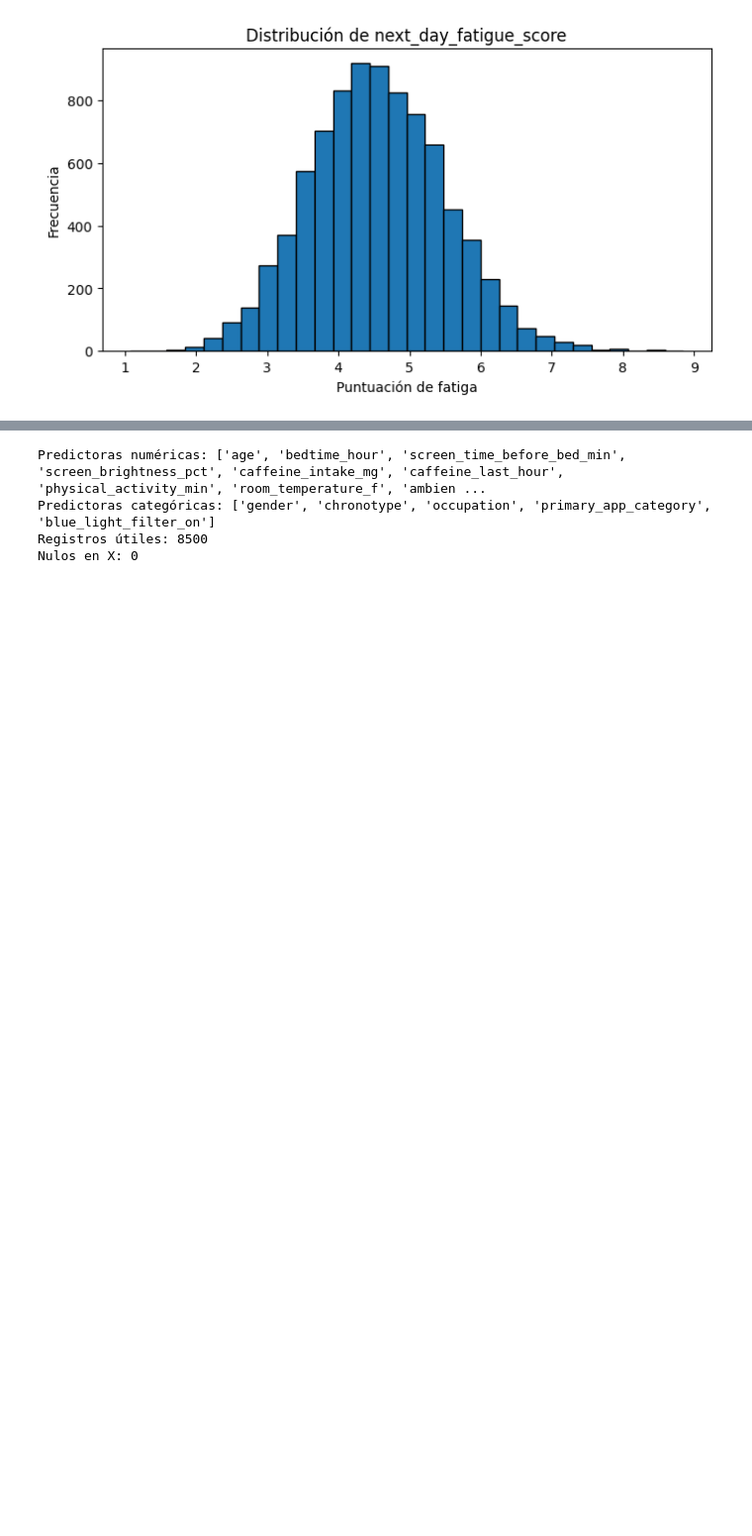
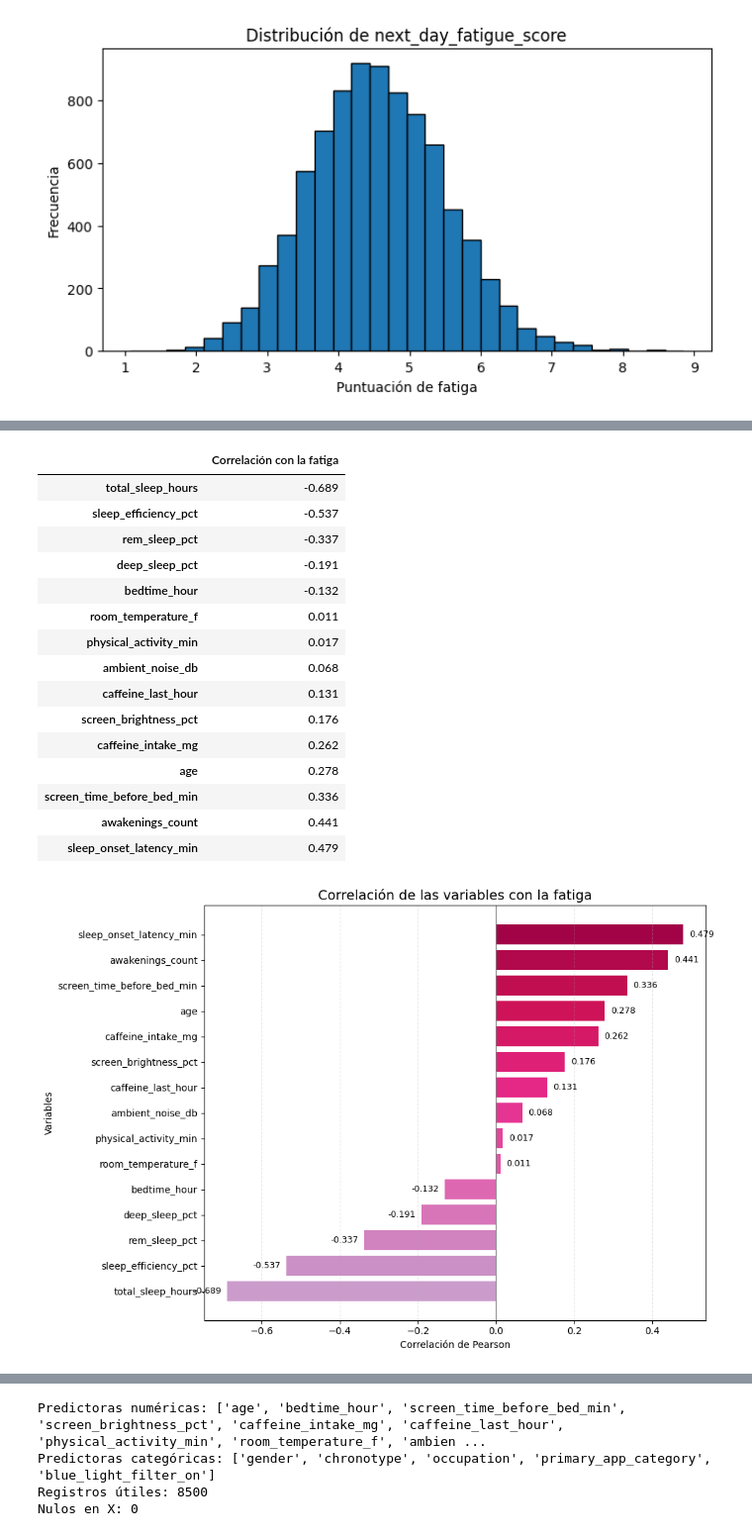
Before and after one commit to nashlypilar-collab/PROYECTO-ENTRE-GRUPAL-, a Jupyter notebook: Proyecto_1_Dataset_Sueno_Prediccion_Fatiga.ipynb, the cells around one changed output, grey strips where cells are left out. Shown at 99% size. Cells and saved outputs as stored; diff of their text form; code cells hidden in the pictures; blank space fills up the shorter version.

```diff
--- a/Proyecto_1_Dataset_Sueno_Prediccion_Fatiga.ipynb
+++ b/Proyecto_1_Dataset_Sueno_Prediccion_Fatiga.ipynb
@@ -232,0 +186,63 @@ plt.show()
+# %%
+# Seleccionar las variables numéricas
+numeric_eda = df.select_dtypes(include=np.number).columns.tolist()
+
+# Excluir identificadores y variable objetivo de las predictoras
+for col in ["user_id", TARGET]:
+    if col in numeric_eda:
+        numeric_eda.remove(col)
+
+# Calcular correlaciones con la variable objetivo
+correlaciones = (
+    df[numeric_eda + [TARGET]]
+    .corr(numeric_only=True)[TARGET]
+    .drop(TARGET)
+    .sort_values()
+)
+
+# Mostrar tabla de correlaciones
+print("\033[95m✦ CORRELACIÓN DE LAS VARIABLES CON LA FATIGA ✦\033[0m")
+
+display(
+    correlaciones.to_frame(name="Correlación con la fatiga")
+    .style
+    .format("{:.3f}")
+    .background_gradient(cmap="PuRd")
+)
+
+# Crear gráfica de correlaciones
+fig, ax = plt.subplots(figsize=(10, 7))
+
+colores = plt.cm.PuRd(
+    np.linspace(0.35, 0.85, len(correlaciones))
+)
+
+barras = ax.barh(
+    correlaciones.index,
+    correlaciones.values,
+    color=colores
+)
+
+ax.set_title("Correlación de las variables con la fatiga", fontsize=14)
+ax.set_xlabel("Correlación de Pearson")
+ax.set_ylabel("Variables")
+ax.axvline(0, color="gray", linewidth=0.8)
+
+# Mostrar los valores en cada barra
+for barra in barras:
+    valor = barra.get_width()
+    posicion = valor + 0.015 if valor >= 0 else valor - 0.015
+
+    ax.text(
+        posicion,
+        barra.get_y() + barra.get_height() / 2,
+        f"{valor:.3f}",
+        va="center",
+        ha="left" if valor >= 0 else "right",
+        fontsize=9
+    )
+
+ax.grid(axis="x", linestyle="--", alpha=0.3)
+plt.tight_layout()
+plt.show()
+# %% [output]
@@ -232,0 +250,17 @@ plt.show()
+|  | Correlación con la fatiga |
+| total_sleep_hours | -0.689 |
+| sleep_efficiency_pct | -0.537 |
+| rem_sleep_pct | -0.337 |
+| deep_sleep_pct | -0.191 |
+| bedtime_hour | -0.132 |
+| room_temperature_f | 0.011 |
+| physical_activity_min | 0.017 |
+| ambient_noise_db | 0.068 |
+| caffeine_last_hour | 0.131 |
+| screen_brightness_pct | 0.176 |
+| caffeine_intake_mg | 0.262 |
+| age | 0.278 |
+| screen_time_before_bed_min | 0.336 |
+| awakenings_count | 0.441 |
+| sleep_onset_latency_min | 0.479 |
+[figure, added]
```
Also changed, not shown: parts of 46 cells of this notebook.
